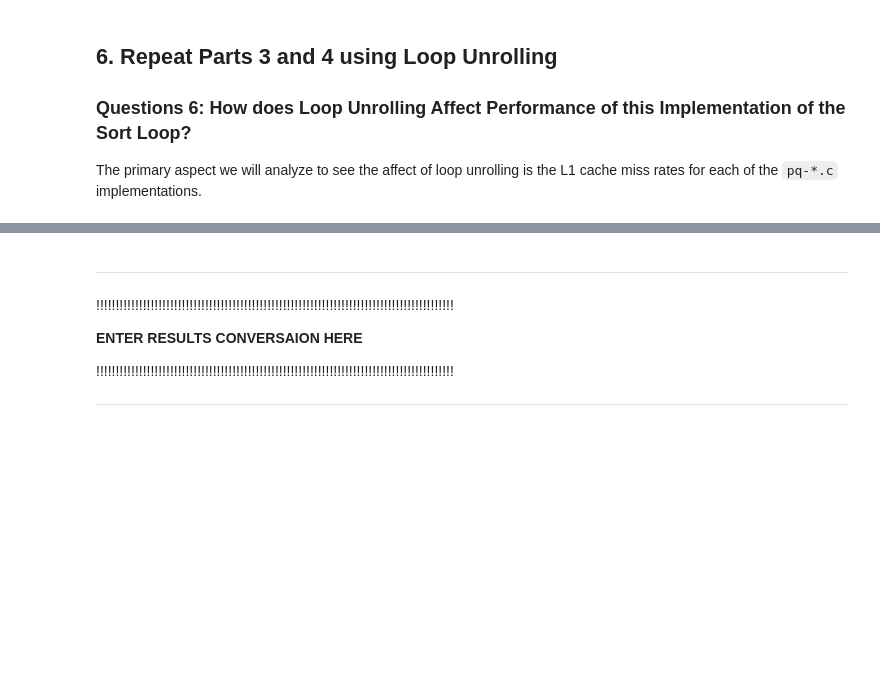
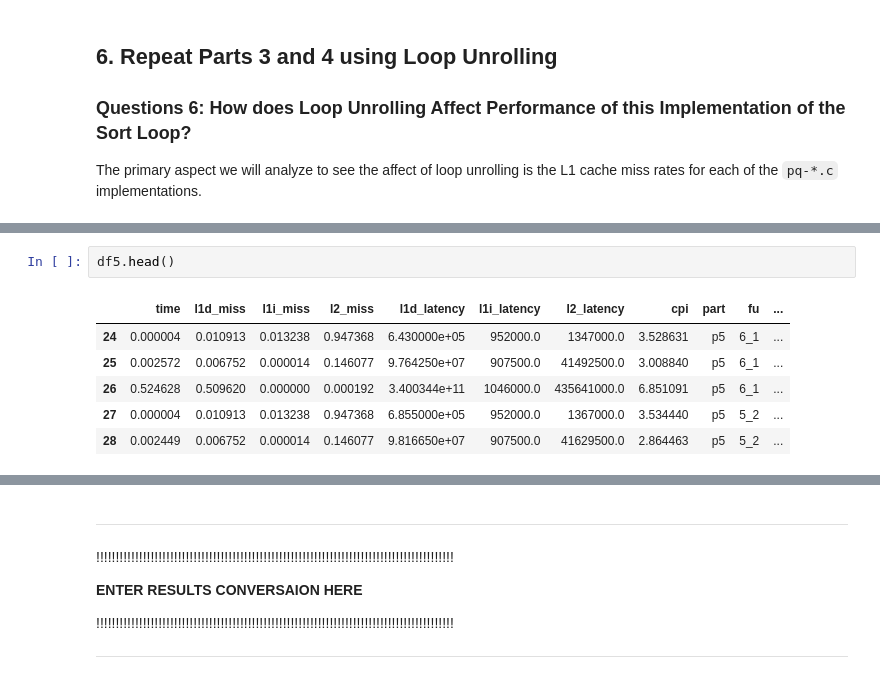
Before and after one commit to c14kevincardenas/cs5200-project2, a Jupyter notebook: report.ipynb, the cells around one changed output, grey strips where cells are left out. Drawn from its saved outputs; the diff is of its cells as text; blank space fills up the shorter version.

```diff
--- a/report.ipynb
+++ b/report.ipynb
@@ -222,0 +220,9 @@ plt.show()
+# %%
+df5.head()
+# %% [output]
+|  | time | l1d_miss | l1i_miss | l2_miss | l1d_latency | l1i_latency | l2_latency | cpi | part | fu | ... |
+| 24 | 0.000004 | 0.010913 | 0.013238 | 0.947368 | 6.430000e+05 | 952000.0 | 1347000.0 | 3.528631 | p5 | 6_1 | ... |
+| 25 | 0.002572 | 0.006752 | 0.000014 | 0.146077 | 9.764250e+07 | 907500.0 | 41492500.0 | 3.008840 | p5 | 6_1 | ... |
+| 26 | 0.524628 | 0.509620 | 0.000000 | 0.000192 | 3.400344e+11 | 1046000.0 | 435641000.0 | 6.851091 | p5 | 6_1 | ... |
+| 27 | 0.000004 | 0.010913 | 0.013238 | 0.947368 | 6.855000e+05 | 952000.0 | 1367000.0 | 3.534440 | p5 | 5_2 | ... |
+| 28 | 0.002449 | 0.006752 | 0.000014 | 0.146077 | 9.816650e+07 | 907500.0 | 41629500.0 | 2.864463 | p5 | 5_2 | ... |
```
Also changed, not shown: parts of 5 cells of this notebook, 2 other files.
